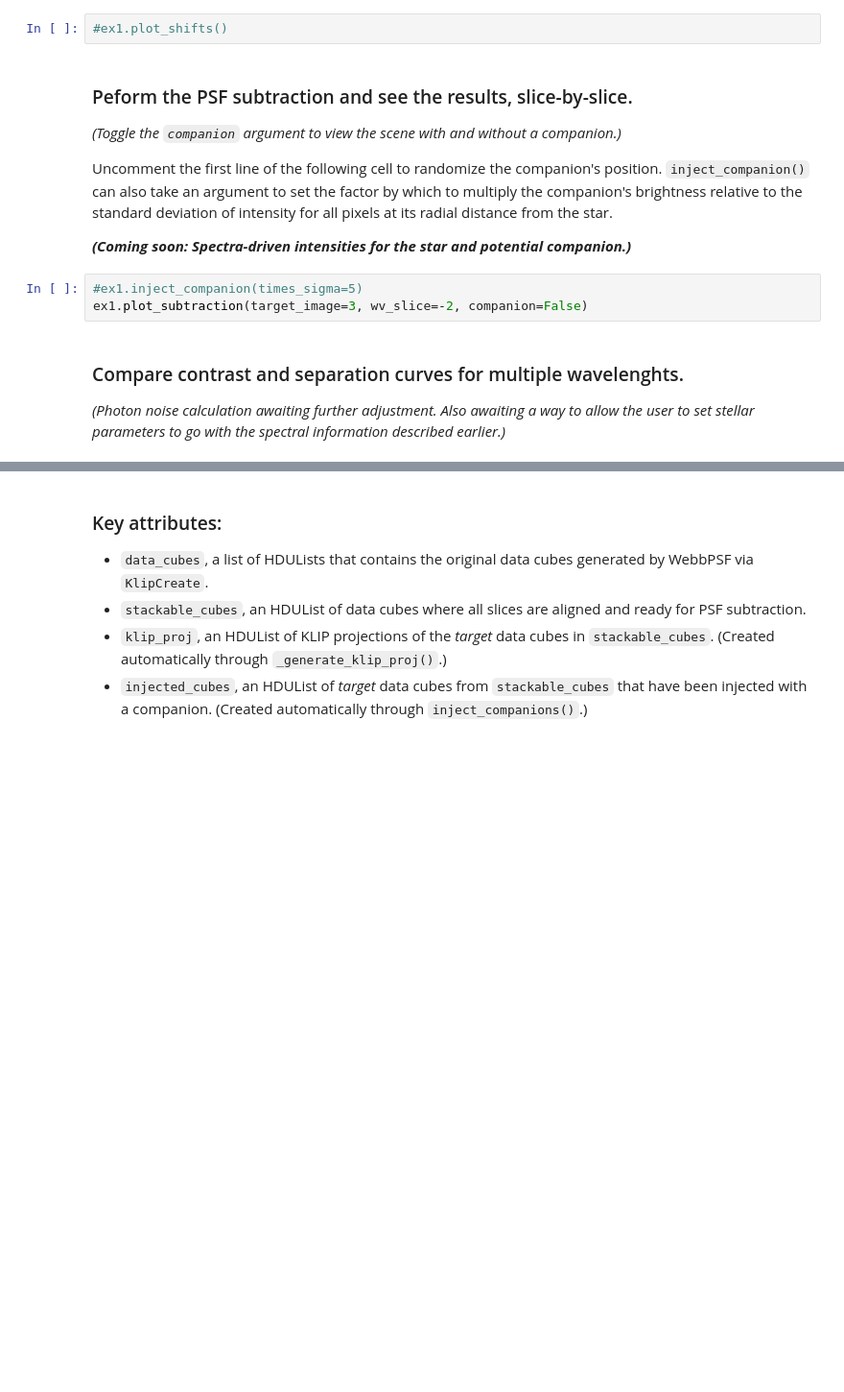
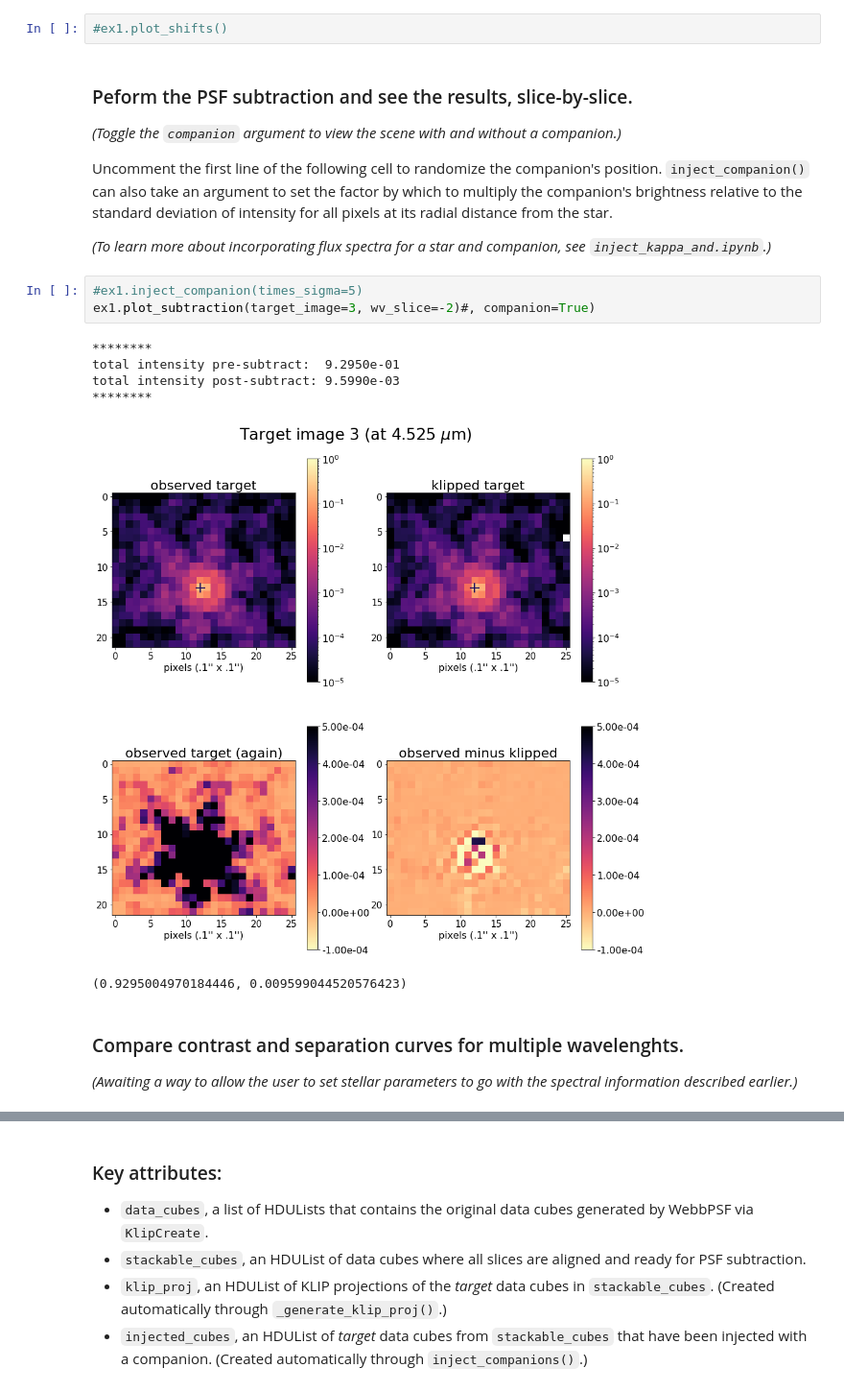
Before and after one commit to ojustino/subtract_psf, a Jupyter notebook: introduction.ipynb, the cells around one changed output, grey strips where cells are left out. Shown at 96% size. Saved outputs shown, nothing was run; the diff lists cells and outputs as text; blank space fills up the shorter version.

```diff
--- a/introduction.ipynb
+++ b/introduction.ipynb
@@ -20,13 +38,20 @@ ex1 = KlipRetrieve('example_images/', align_style='empirical2')
 
 Uncomment the first line of the following cell to randomize the companion's position. `inject_companion()` can also take an argument to set the factor by which to multiply the companion's brightness relative to the standard deviation of intensity for all pixels at its radial distance from the star.
 
-***(Coming soon: Spectra-driven intensities for the star and potential companion.)***
+*(To learn more about incorporating flux spectra for a star and companion, see `inject_kappa_and.ipynb`.)*
 # %%
 #ex1.inject_companion(times_sigma=5)
-ex1.plot_subtraction(target_image=3, wv_slice=-2, companion=False)
+ex1.plot_subtraction(target_image=3, wv_slice=-2)#, companion=True)
+# %% [output]
+********
+total intensity pre-subtract:  9.2950e-01
+total intensity post-subtract: 9.5990e-03
+********
+[figure, added]
+(0.9295004970184446, 0.009599044520576423)
 # %% [markdown]
 ### Compare contrast and separation curves for multiple wavelenghts.
 
-*(Photon noise calculation awaiting further adjustment. Also awaiting a way to allow the user to set stellar parameters to go with the spectral information described earlier.)*
+*(Awaiting a way to allow the user to set stellar parameters to go with the spectral information described earlier.)*
 # %%
 ex1.plot_contrasts()
```
Also changed, not shown: parts of 9 cells of this notebook, 7 other files.
